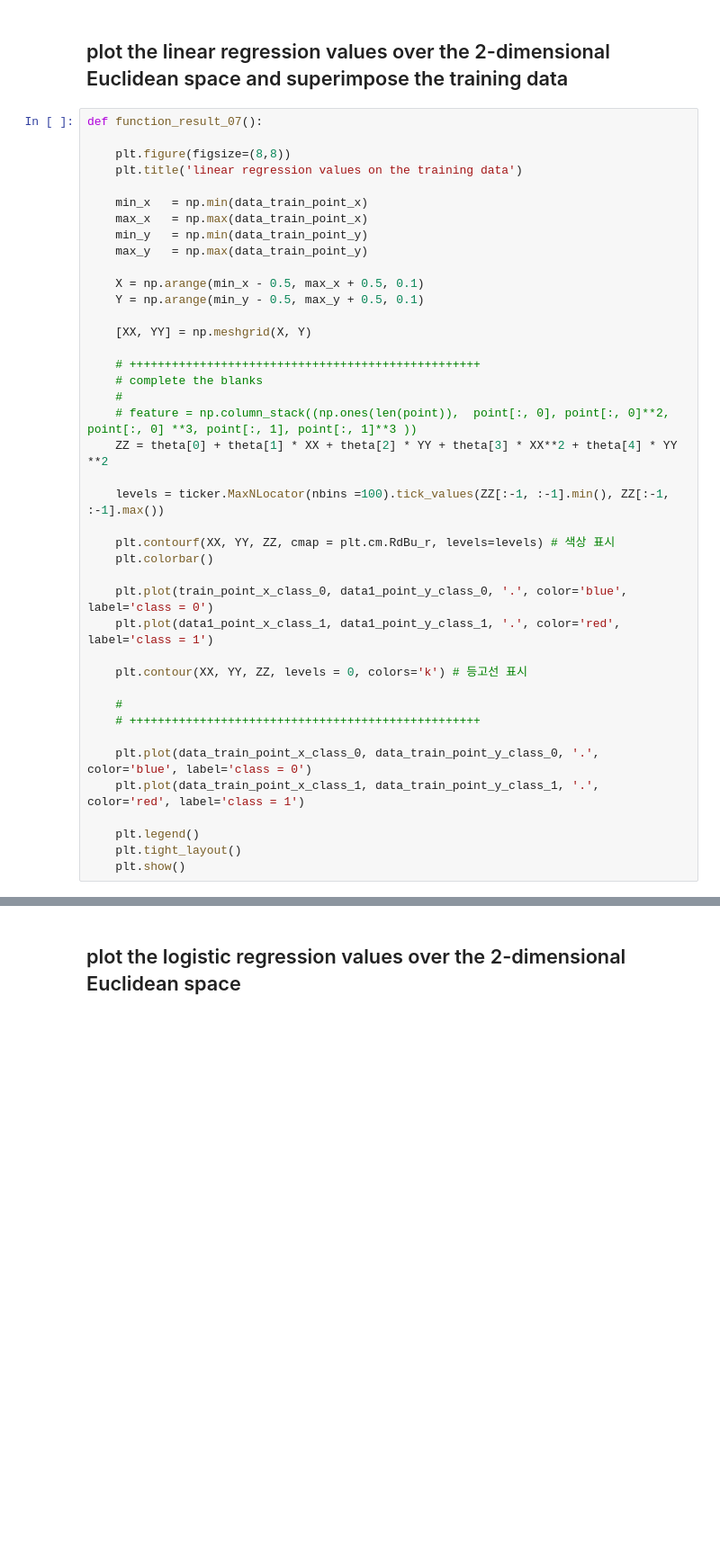
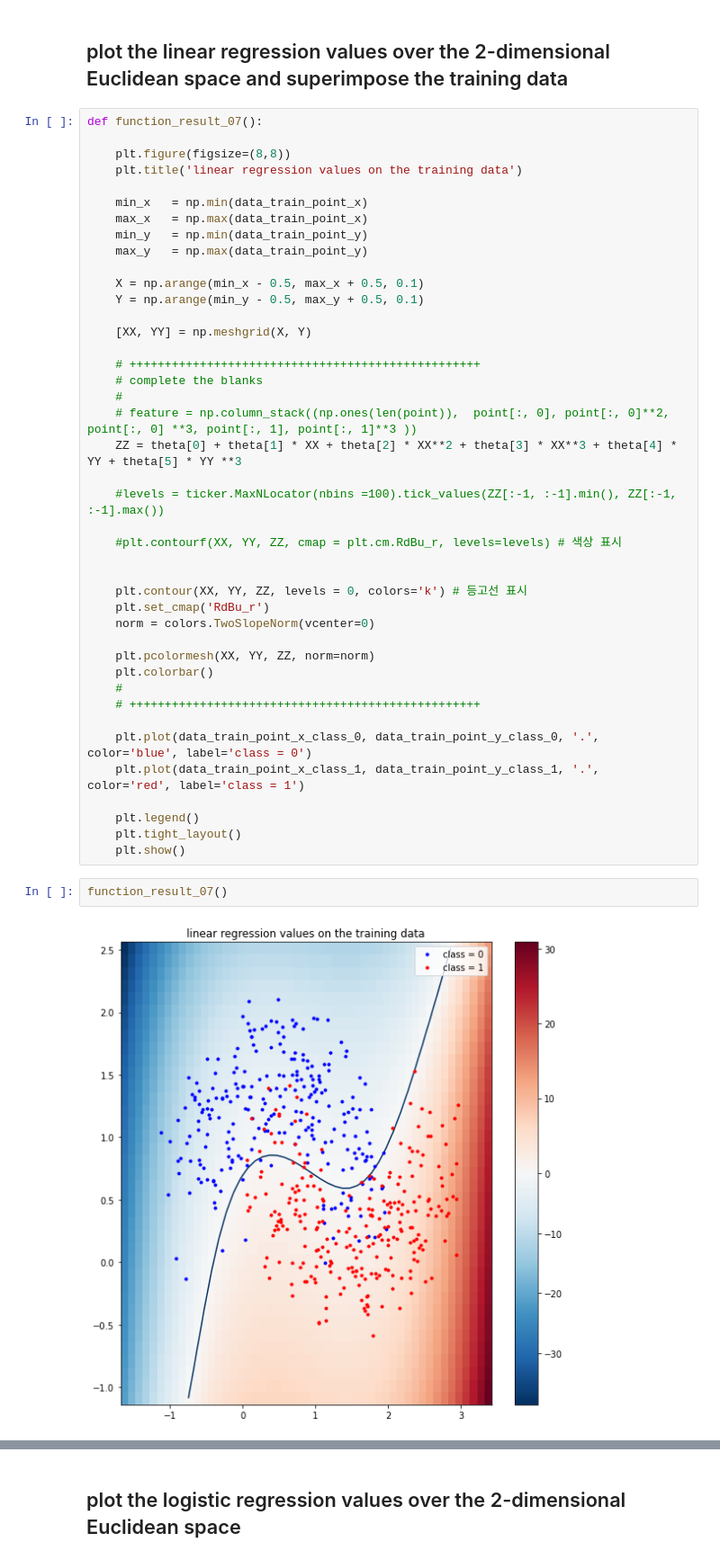
Before and after one commit to gayoooon1/machine-learning-assignment, a Jupyter notebook: 10/assignment_10.ipynb, the cells around one changed output, grey strips where cells are left out. Shown at 90% size. Cells and saved outputs as stored; diff of their text form; blank space fills up the shorter version.

```diff
--- a/10/assignment_10.ipynb
+++ b/10/assignment_10.ipynb
@@ -432,18 +438,19 @@ def function_result_07():
     # complete the blanks
     #
     # feature = np.column_stack((np.ones(len(point)),  point[:, 0], point[:, 0]**2, point[:, 0] **3, point[:, 1], point[:, 1]**3 ))
-    ZZ = theta[0] + theta[1] * XX + theta[2] * YY + theta[3] * XX**2 + theta[4] * YY **2
+    ZZ = theta[0] + theta[1] * XX + theta[2] * XX**2 + theta[3] * XX**3 + theta[4] * YY + theta[5] * YY **3
 
-    levels = ticker.MaxNLocator(nbins =100).tick_values(ZZ[:-1, :-1].min(), ZZ[:-1, :-1].max())
+    #levels = ticker.MaxNLocator(nbins =100).tick_values(ZZ[:-1, :-1].min(), ZZ[:-1, :-1].max())
 
-    plt.contourf(XX, YY, ZZ, cmap = plt.cm.RdBu_r, levels=levels) # 색상 표시
-    plt.colorbar()
+    #plt.contourf(XX, YY, ZZ, cmap = plt.cm.RdBu_r, levels=levels) # 색상 표시
 
-    plt.plot(train_point_x_class_0, data1_point_y_class_0, '.', color='blue', label='class = 0')
-    plt.plot(data1_point_x_class_1, data1_point_y_class_1, '.', color='red', label='class = 1')
 
     plt.contour(XX, YY, ZZ, levels = 0, colors='k') # 등고선 표시
+    plt.set_cmap('RdBu_r')
+    norm = colors.TwoSlopeNorm(vcenter=0)
 
+    plt.pcolormesh(XX, YY, ZZ, norm=norm)
+    plt.colorbar()
     #
     # ++++++++++++++++++++++++++++++++++++++++++++++++++
 
@@ -453,6 +460,10 @@ def function_result_07():
     plt.legend()
     plt.tight_layout()
     plt.show()
+# %%
+function_result_07()
+# %% [output]
+[figure, added]
 # %%
 def function_result_08():
 
```
Also changed, not shown: parts of 4 cells of this notebook.
